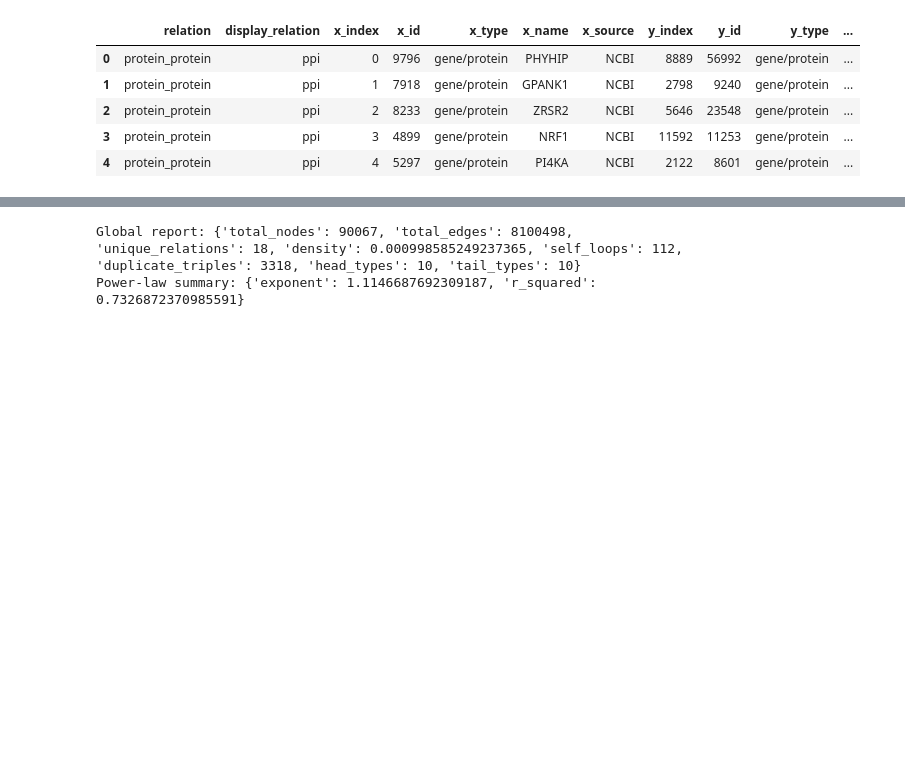
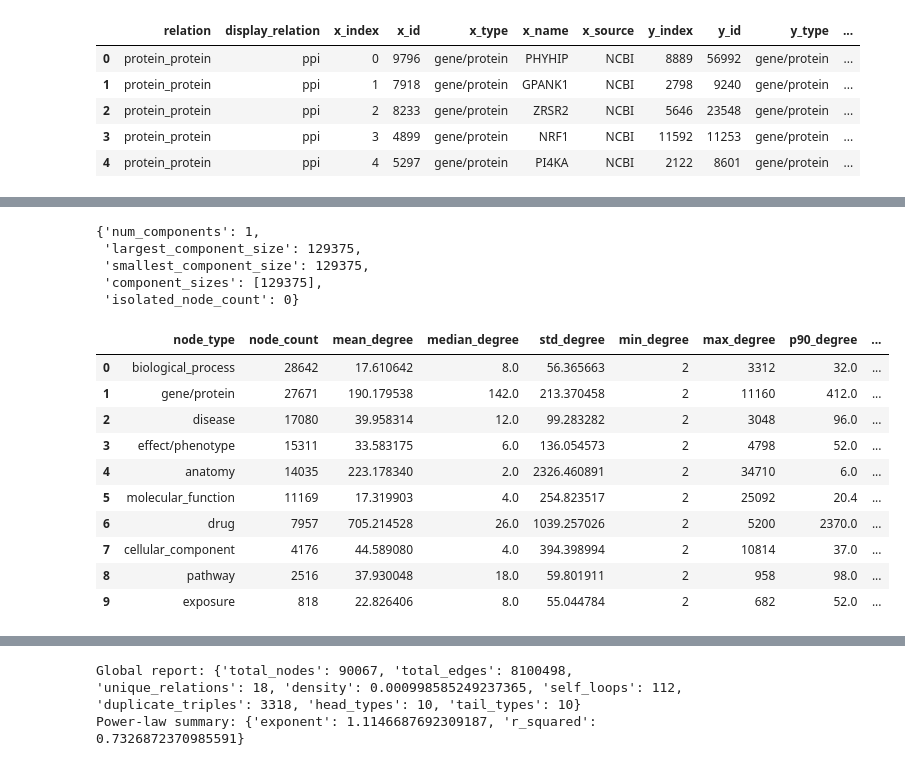
Before and after one commit to wittmajerd/Disease-Gene-Prioritization-Project, a Jupyter notebook: KG_analysis.ipynb, the cells around one changed output, grey strips where cells are left out. Saved outputs shown, nothing was run; the diff lists cells and outputs as text; code cells hidden in the pictures; blank space fills up the shorter version.

```diff
--- a/KG_analysis.ipynb
+++ b/KG_analysis.ipynb
@@ -242,0 +166,22 @@ prime_kg.head()
+# %%
+connected_components_summary(prime_kg_df)
+# %% [output]
+{'num_components': 1,
+ 'largest_component_size': 129375,
+ 'smallest_component_size': 129375,
+ 'component_sizes': [129375],
+ 'isolated_node_count': 0}
+# %%
+node_type_stats(prime_kg_df)
+# %% [output]
+|  | node_type | node_count | mean_degree | median_degree | std_degree | min_degree | max_degree | p90_degree | ... |
+| 0 | biological_process | 28642 | 17.610642 | 8.0 | 56.365663 | 2 | 3312 | 32.0 | ... |
+| 1 | gene/protein | 27671 | 190.179538 | 142.0 | 213.370458 | 2 | 11160 | 412.0 | ... |
+| 2 | disease | 17080 | 39.958314 | 12.0 | 99.283282 | 2 | 3048 | 96.0 | ... |
+| 3 | effect/phenotype | 15311 | 33.583175 | 6.0 | 136.054573 | 2 | 4798 | 52.0 | ... |
+| 4 | anatomy | 14035 | 223.178340 | 2.0 | 2326.460891 | 2 | 34710 | 6.0 | ... |
+| 5 | molecular_function | 11169 | 17.319903 | 4.0 | 254.823517 | 2 | 25092 | 20.4 | ... |
+| 6 | drug | 7957 | 705.214528 | 26.0 | 1039.257026 | 2 | 5200 | 2370.0 | ... |
+| 7 | cellular_component | 4176 | 44.589080 | 4.0 | 394.398994 | 2 | 10814 | 37.0 | ... |
+| 8 | pathway | 2516 | 37.930048 | 18.0 | 59.801911 | 2 | 958 | 98.0 | ... |
+| 9 | exposure | 818 | 22.826406 | 8.0 | 55.044784 | 2 | 682 | 52.0 | ... |
```
Also changed, not shown: parts of 19 cells of this notebook, 1 other file.
